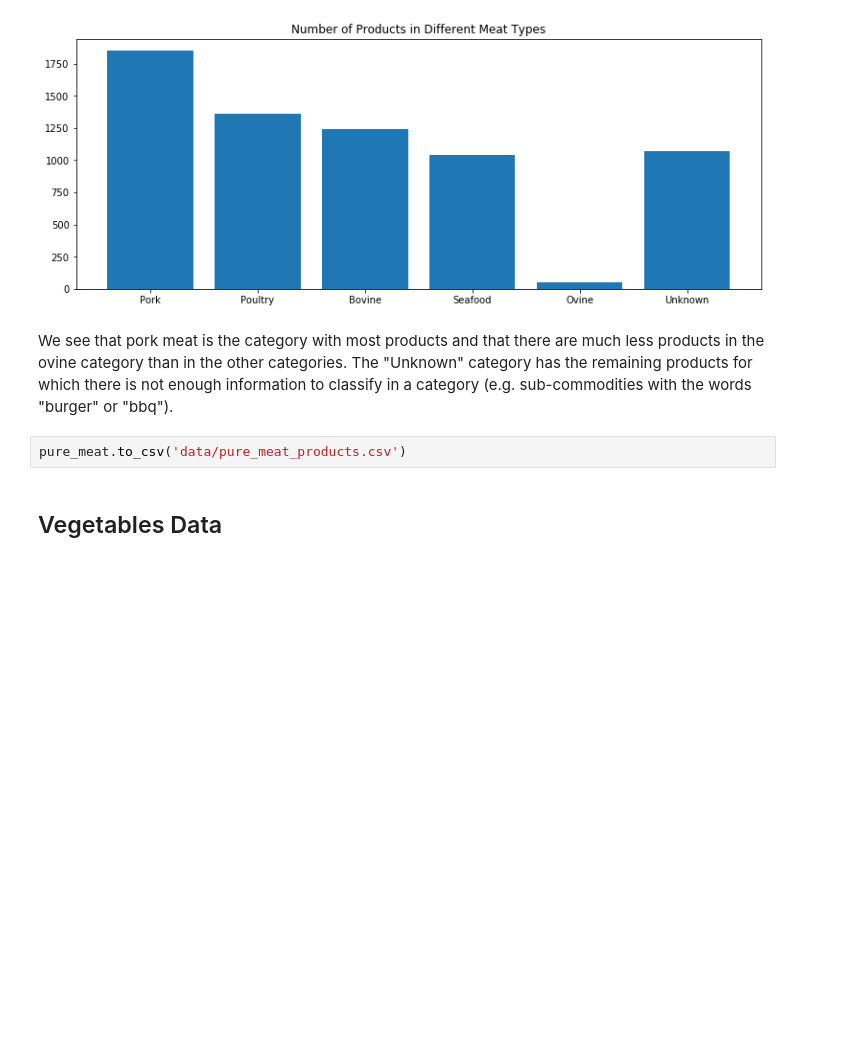
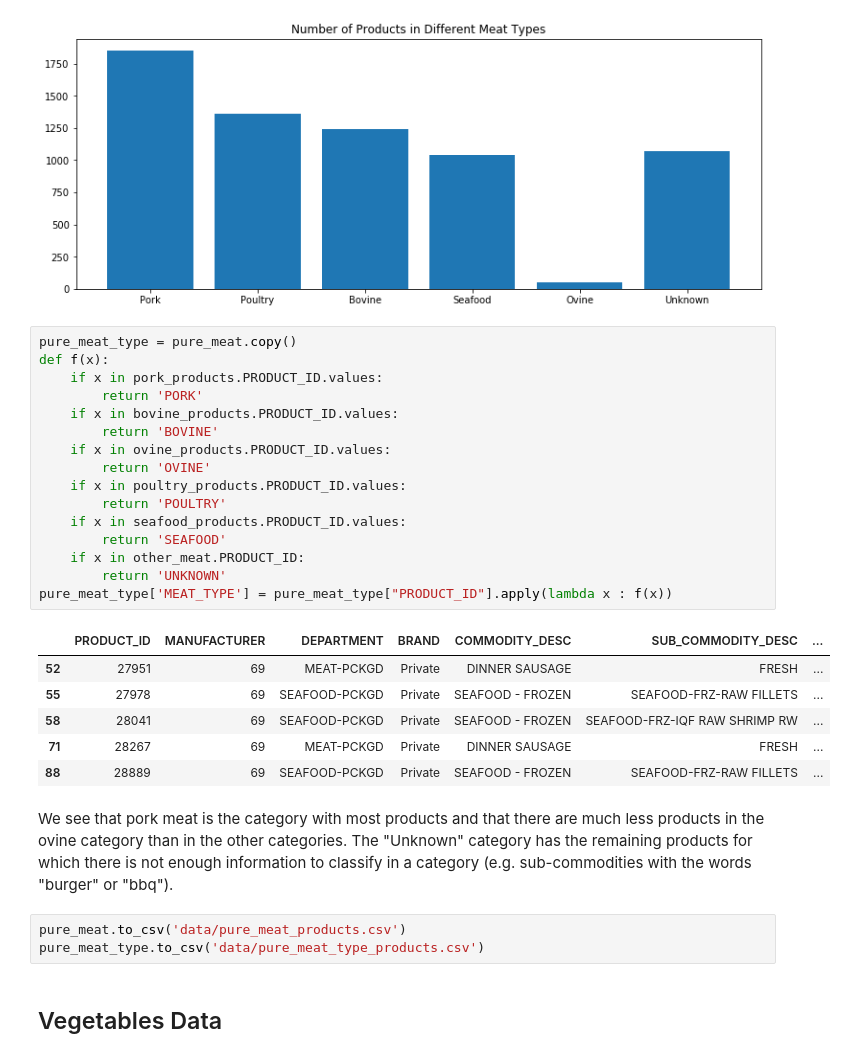
Before and after one commit to BenjaminEngelman/ADA-Project, a Jupyter notebook: preprocess.ipynb, the cells around one changed output. Saved outputs shown, nothing was run; the diff lists cells and outputs as text; blank space fills up the shorter version.

Commit message:
Add Df with type of meat

```diff
--- a/preprocess.ipynb
+++ b/preprocess.ipynb
@@ -300,10 +300,34 @@ plt.title('Number of Products in Different Meat Types')
 plt.show()
 # %% [output]
 [figure]
+# %%
+pure_meat_type = pure_meat.copy()
+def f(x):
+    if x in pork_products.PRODUCT_ID.values:
+        return 'PORK'
+    if x in bovine_products.PRODUCT_ID.values:
+        return 'BOVINE'
+    if x in ovine_products.PRODUCT_ID.values:
+        return 'OVINE'
+    if x in poultry_products.PRODUCT_ID.values:
+        return 'POULTRY'
+    if x in seafood_products.PRODUCT_ID.values:
+        return 'SEAFOOD'
+    if x in other_meat.PRODUCT_ID:
+        return 'UNKNOWN'
+pure_meat_type['MEAT_TYPE'] = pure_meat_type["PRODUCT_ID"].apply(lambda x : f(x))
+# %% [output]
+|  | PRODUCT_ID | MANUFACTURER | DEPARTMENT | BRAND | COMMODITY_DESC | SUB_COMMODITY_DESC | ... |
+| 52 | 27951 | 69 | MEAT-PCKGD | Private | DINNER SAUSAGE | FRESH | ... |
+| 55 | 27978 | 69 | SEAFOOD-PCKGD | Private | SEAFOOD - FROZEN | SEAFOOD-FRZ-RAW FILLETS | ... |
+| 58 | 28041 | 69 | SEAFOOD-PCKGD | Private | SEAFOOD - FROZEN | SEAFOOD-FRZ-IQF RAW SHRIMP RW | ... |
+| 71 | 28267 | 69 | MEAT-PCKGD | Private | DINNER SAUSAGE | FRESH | ... |
+| 88 | 28889 | 69 | SEAFOOD-PCKGD | Private | SEAFOOD - FROZEN | SEAFOOD-FRZ-RAW FILLETS | ... |
 # %% [markdown]
 We see that pork meat is the category with most products and that there are much less products in the ovine category than in the other categories. The "Unknown" category has the remaining products for which there is not enough information to classify in a category (e.g. sub-commodities with the words "burger" or "bbq").
 # %%
 pure_meat.to_csv('data/pure_meat_products.csv')
+pure_meat_type.to_csv('data/pure_meat_type_products.csv')
 # %% [markdown]
 ## Vegetables Data
 # %%
```
Also changed, not shown: 1 other file.
